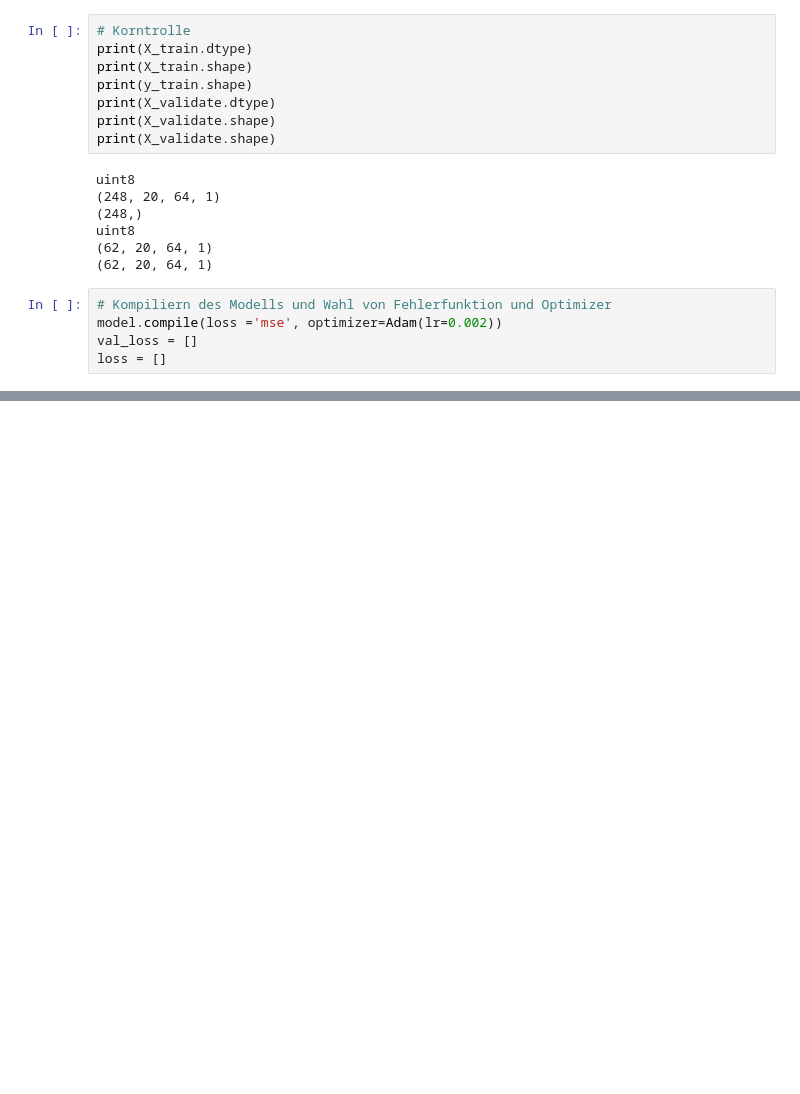
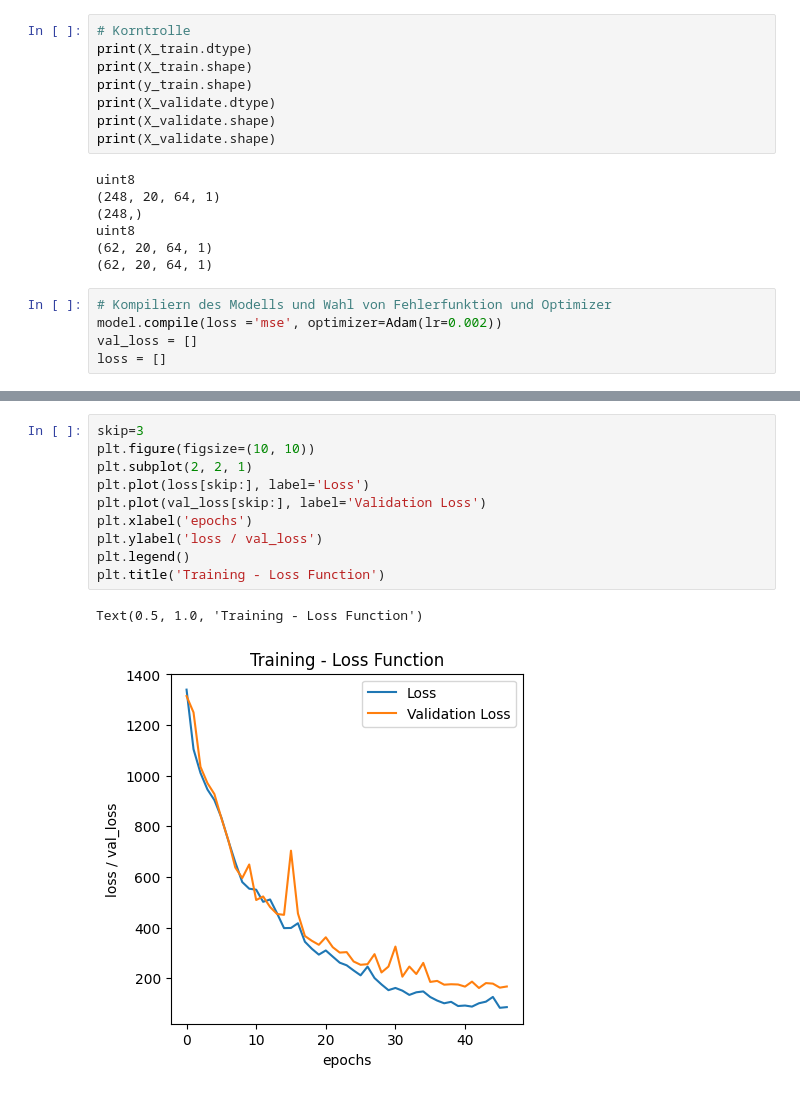
Before and after one commit to beckaelmicher/C2C, a Jupyter notebook: cnn.ipynb, the cells around one changed output, grey strips where cells are left out. Cells and saved outputs as stored; diff of their text form; blank space fills up the shorter version.

```diff
--- a/cnn.ipynb
+++ b/cnn.ipynb
@@ -375,0 +396,13 @@ val_loss.extend(history.history['val_loss'])
+# %%
+skip=3
+plt.figure(figsize=(10, 10))
+plt.subplot(2, 2, 1)
+plt.plot(loss[skip:], label='Loss')
+plt.plot(val_loss[skip:], label='Validation Loss')
+plt.xlabel('epochs')
+plt.ylabel('loss / val_loss')
+plt.legend()
+plt.title('Training - Loss Function')
+# %% [output]
+Text(0.5, 1.0, 'Training - Loss Function')
+[figure, added]
```
Also changed, not shown: parts of 1 cell of this notebook.
